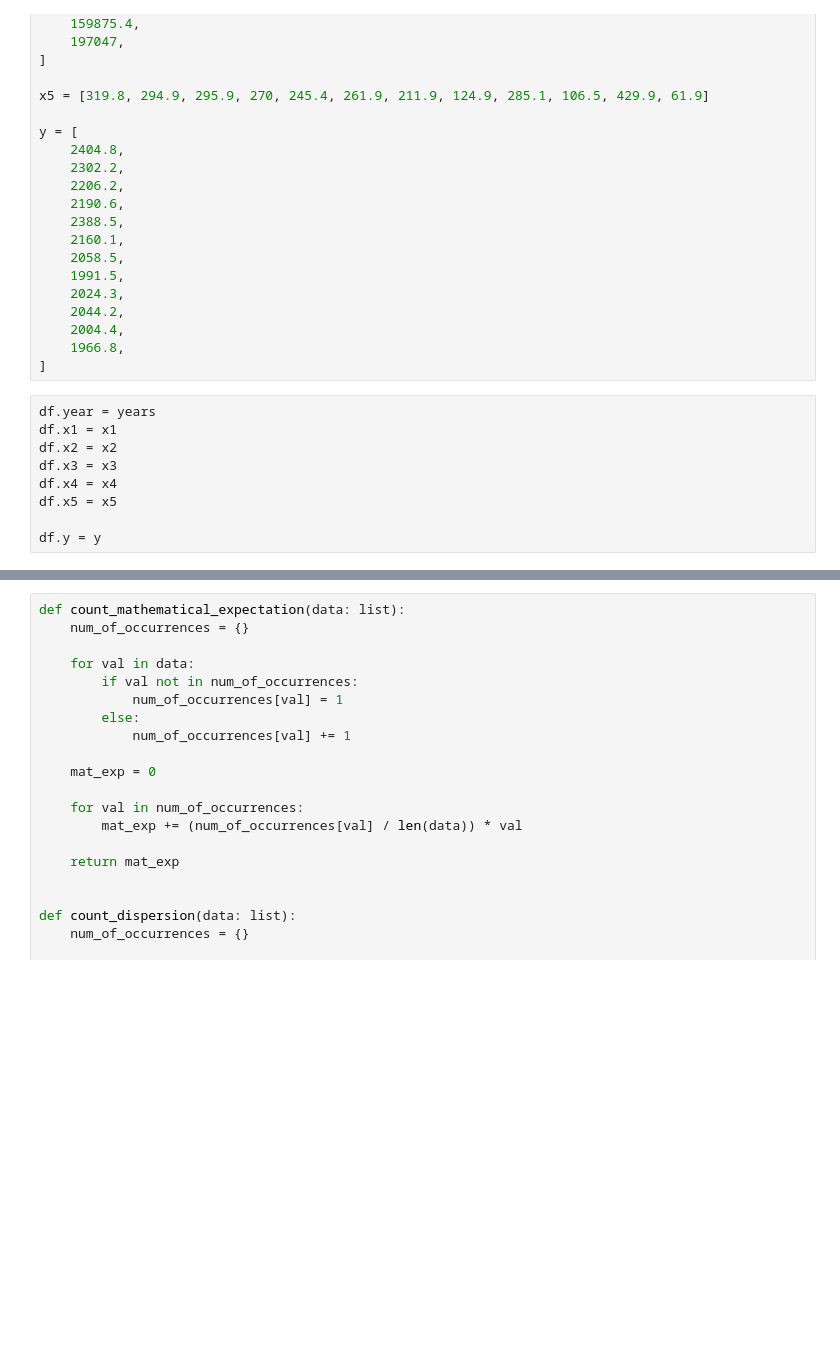
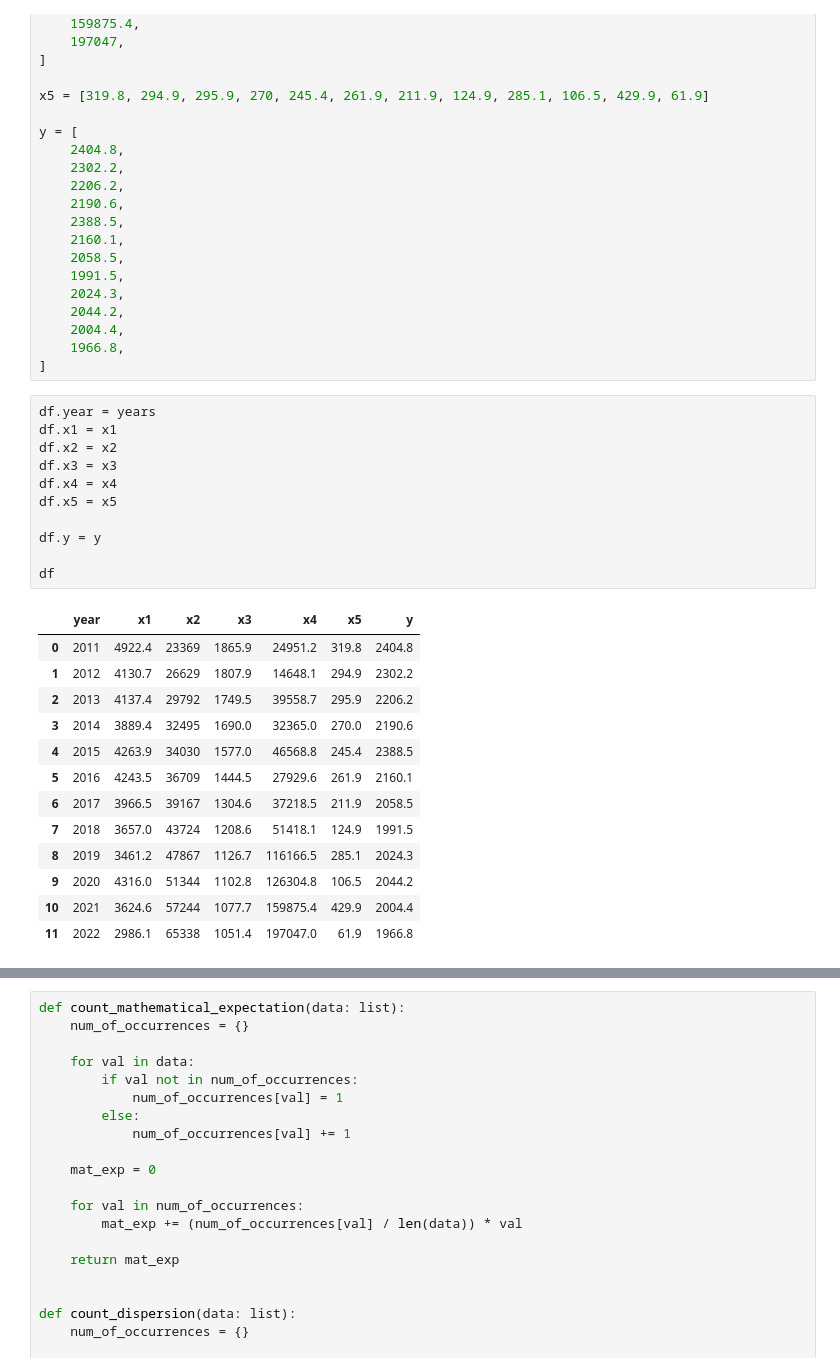
Before and after one commit to CepbluKot/stats, a Jupyter notebook: correct/lr5.ipynb, the cells around one changed output, grey strips where cells are left out. Drawn from its saved outputs; the diff is of its cells as text; blank space fills up the shorter version.

```diff
--- a/correct/lr5.ipynb
+++ b/correct/lr5.ipynb
@@ -97,9 +97,25 @@ y = [
 # %%
 df.year = years
 df.x1 = x1
 df.x2 = x2
 df.x3 = x3
 df.x4 = x4
 df.x5 = x5
 
 df.y = y
+
+df
+# %% [output]
+|  | year | x1 | x2 | x3 | x4 | x5 | y |
+| 0 | 2011 | 4922.4 | 23369 | 1865.9 | 24951.2 | 319.8 | 2404.8 |
+| 1 | 2012 | 4130.7 | 26629 | 1807.9 | 14648.1 | 294.9 | 2302.2 |
+| 2 | 2013 | 4137.4 | 29792 | 1749.5 | 39558.7 | 295.9 | 2206.2 |
+| 3 | 2014 | 3889.4 | 32495 | 1690.0 | 32365.0 | 270.0 | 2190.6 |
+| 4 | 2015 | 4263.9 | 34030 | 1577.0 | 46568.8 | 245.4 | 2388.5 |
+| 5 | 2016 | 4243.5 | 36709 | 1444.5 | 27929.6 | 261.9 | 2160.1 |
+| 6 | 2017 | 3966.5 | 39167 | 1304.6 | 37218.5 | 211.9 | 2058.5 |
+| 7 | 2018 | 3657.0 | 43724 | 1208.6 | 51418.1 | 124.9 | 1991.5 |
+| 8 | 2019 | 3461.2 | 47867 | 1126.7 | 116166.5 | 285.1 | 2024.3 |
+| 9 | 2020 | 4316.0 | 51344 | 1102.8 | 126304.8 | 106.5 | 2044.2 |
+| 10 | 2021 | 3624.6 | 57244 | 1077.7 | 159875.4 | 429.9 | 2004.4 |
+| 11 | 2022 | 2986.1 | 65338 | 1051.4 | 197047.0 | 61.9 | 1966.8 |
```
Also changed, not shown: parts of 16 cells of this notebook.
